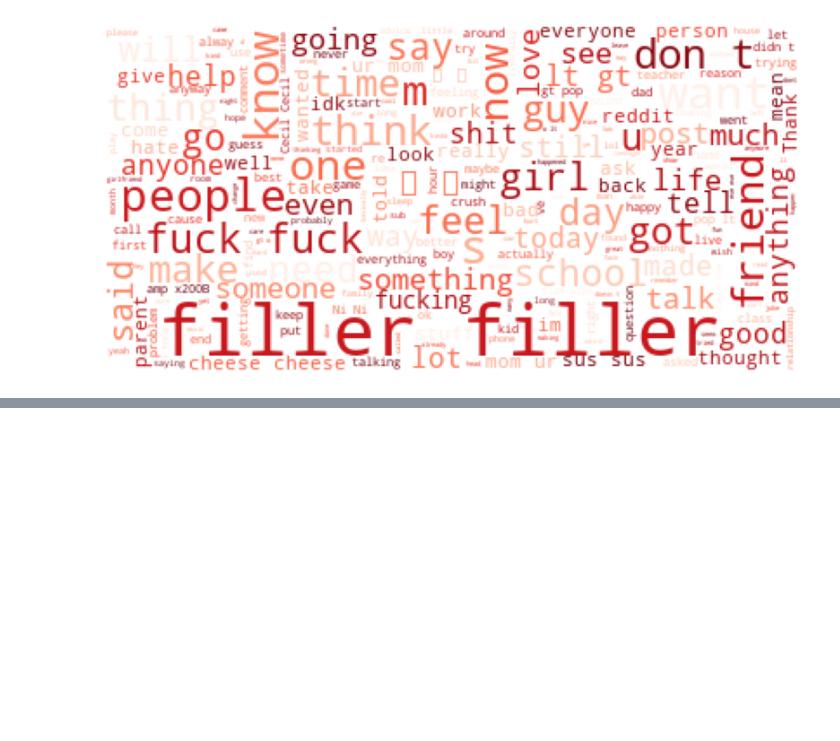
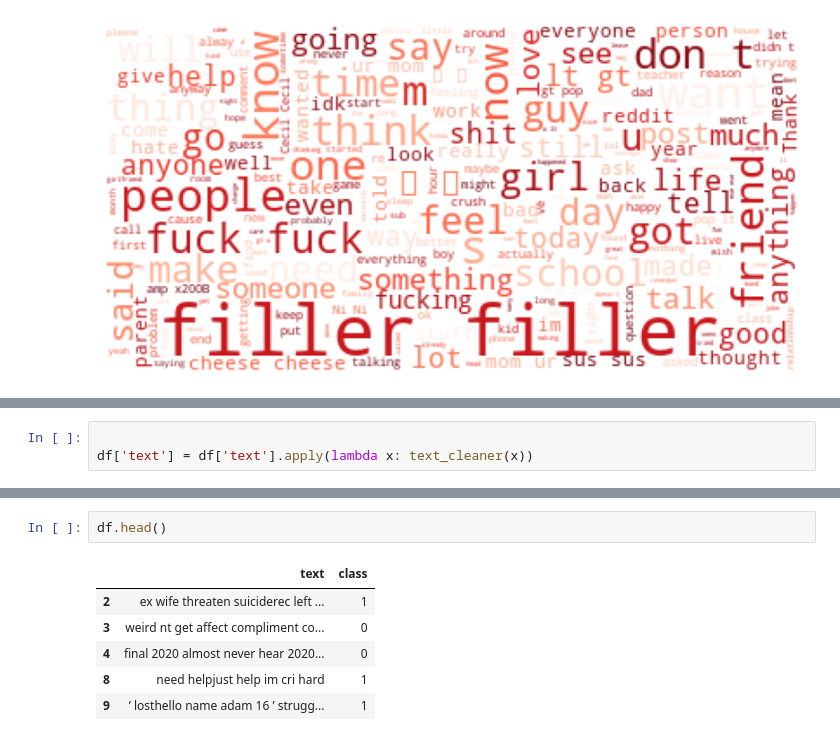
Before and after one commit to RReed637/Suicide-Risk, a Jupyter notebook: Notebook/SuicideWatch.ipynb, the cells around one changed output, grey strips where cells are left out. Cells and saved outputs as stored; diff of their text form; blank space fills up the shorter version.

```diff
--- a/Notebook/SuicideWatch.ipynb
+++ b/Notebook/SuicideWatch.ipynb
@@ -119,0 +223,3 @@ WORDCLOUD(nonsuicide, colormap='Reds')
+# %%
+
+df['text'] = df['text'].apply(lambda x: text_cleaner(x))
@@ -119,0 +235,9 @@ WORDCLOUD(nonsuicide, colormap='Reds')
+# %%
+df.head()
+# %% [output]
+|  | text | class |
+| 2 | ex wife threaten suiciderec left ... | 1 |
+| 3 | weird nt get affect compliment co... | 0 |
+| 4 | final 2020 almost never hear 2020... | 0 |
+| 8 | need helpjust help im cri hard | 1 |
+| 9 | ’ losthello name adam 16 ’ strugg... | 1 |
```
Also changed, not shown: parts of 12 cells of this notebook, 1 other file.
